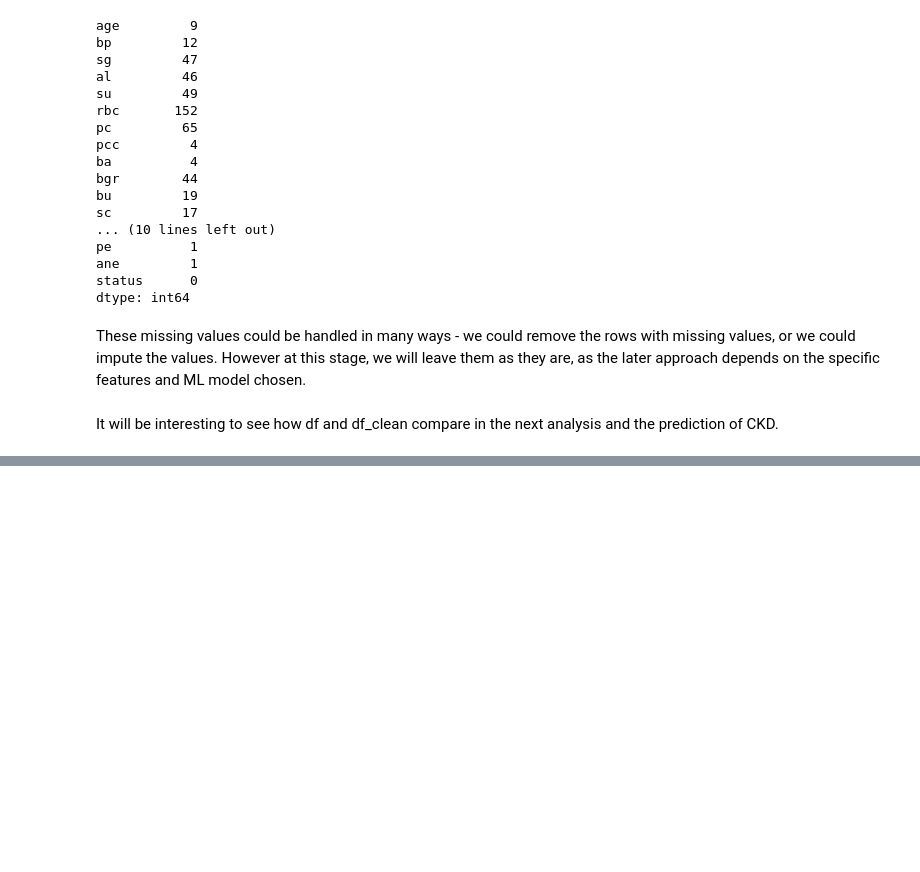
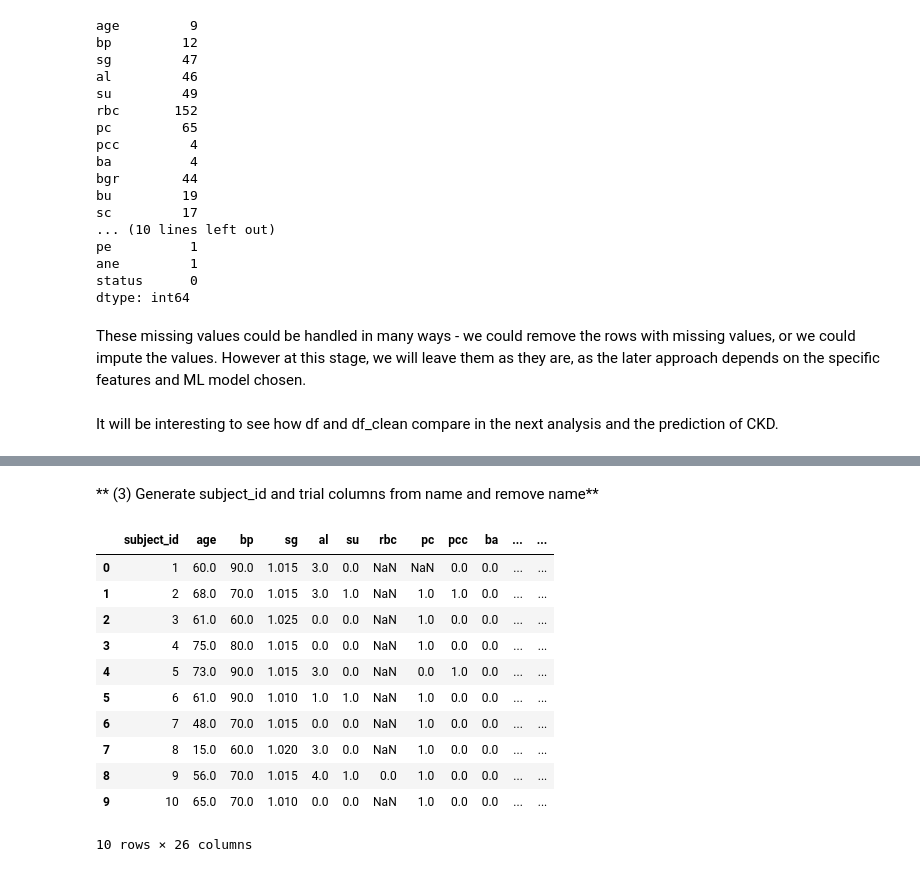
Before and after one commit to harasarahh/chronic-kidney-disease-prediction, a Jupyter notebook: GroupL_finalproject.ipynb, the cells around one changed output, grey strips where cells are left out. Drawn from its saved outputs; the diff is of its cells as text; code cells hidden in the pictures; blank space fills up the shorter version.

```diff
--- a/GroupL_finalproject.ipynb
+++ b/GroupL_finalproject.ipynb
@@ -151,0 +343,23 @@ It will be interesting to see how df and df_clean compare in the next analysis a
+# %% [markdown]
+** (3) Generate subject_id and trial columns from name and remove name**
+# %%
+# creating a subject_id column for better identification of points
+cleaned_dataframe = cleaned_dataframe.reset_index(drop=True)
+cleaned_dataframe['subject_id'] = cleaned_dataframe.index + 1
+# puting the subject_id column at the front
+cols = ['subject_id'] + [c for c in cleaned_dataframe.columns if c != 'subject_id']
+cleaned_dataframe = cleaned_dataframe[cols]
+cleaned_dataframe.head(10)
+# %% [output]
+|  | subject_id | age | bp | sg | al | su | rbc | pc | pcc | ba | ... | ... |
+| 0 | 1 | 60.0 | 90.0 | 1.015 | 3.0 | 0.0 | NaN | NaN | 0.0 | 0.0 | ... | ... |
+| 1 | 2 | 68.0 | 70.0 | 1.015 | 3.0 | 1.0 | NaN | 1.0 | 1.0 | 0.0 | ... | ... |
+| 2 | 3 | 61.0 | 60.0 | 1.025 | 0.0 | 0.0 | NaN | 1.0 | 0.0 | 0.0 | ... | ... |
+| 3 | 4 | 75.0 | 80.0 | 1.015 | 0.0 | 0.0 | NaN | 1.0 | 0.0 | 0.0 | ... | ... |
+| 4 | 5 | 73.0 | 90.0 | 1.015 | 3.0 | 0.0 | NaN | 0.0 | 1.0 | 0.0 | ... | ... |
+| 5 | 6 | 61.0 | 90.0 | 1.010 | 1.0 | 1.0 | NaN | 1.0 | 0.0 | 0.0 | ... | ... |
+| 6 | 7 | 48.0 | 70.0 | 1.015 | 0.0 | 0.0 | NaN | 1.0 | 0.0 | 0.0 | ... | ... |
+| 7 | 8 | 15.0 | 60.0 | 1.020 | 3.0 | 0.0 | NaN | 1.0 | 0.0 | 0.0 | ... | ... |
+| 8 | 9 | 56.0 | 70.0 | 1.015 | 4.0 | 1.0 | 0.0 | 1.0 | 0.0 | 0.0 | ... | ... |
+| 9 | 10 | 65.0 | 70.0 | 1.010 | 0.0 | 0.0 | NaN | 1.0 | 0.0 | 0.0 | ... | ... |
+10 rows × 26 columns
```
Also changed, not shown: parts of 17 cells of this notebook.
